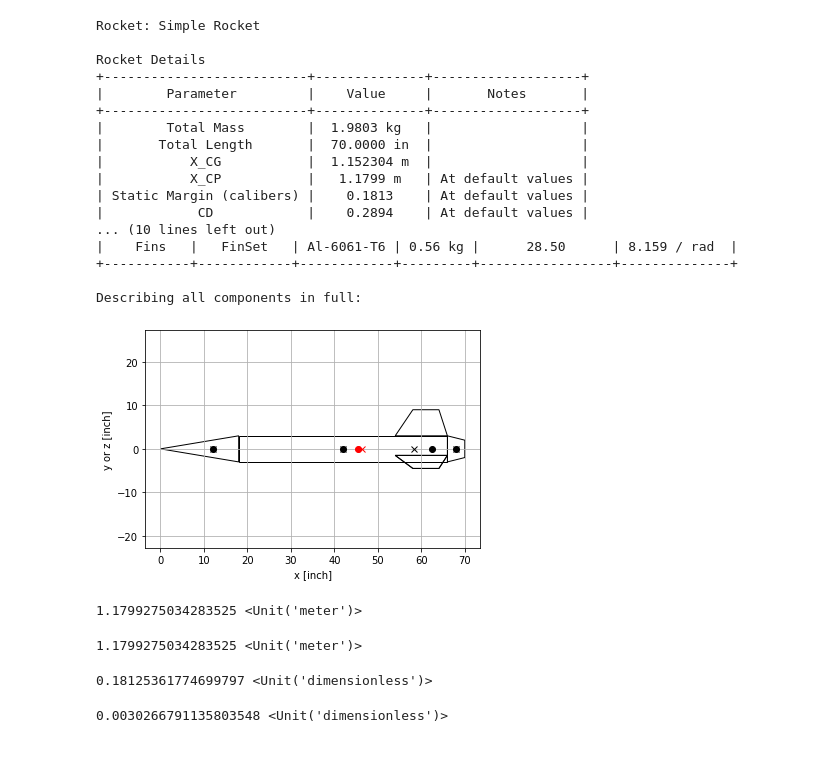
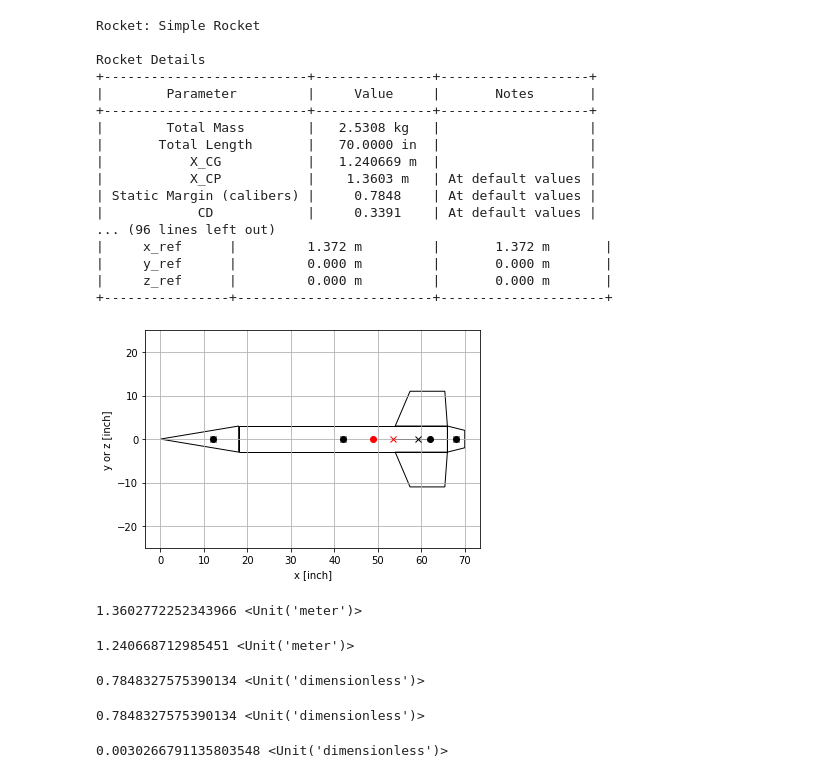
Before and after one commit to dev10110/rocketPy, a Jupyter notebook: examples/simulate_testing.ipynb, the cells around one changed output. Saved outputs shown, nothing was run; the diff lists cells and outputs as text; code cells hidden in the pictures.

```diff
--- a/examples/simulate_testing.ipynb
+++ b/examples/simulate_testing.ipynb
@@ -26,62 +26,66 @@ bt = rp.BodyTube(name = 'Body Tube', diameter=6*ureg.inch, length=48*ureg.inch,
 bt.set_position(after=nc)
 # assign to rocket
 r.set_body_tube(bt)
 
 # create a boat tail
 boat_tail = rp.Transition(name='Boat Tail', fore_dia=6*ureg.inch, aft_dia=4*ureg.inch, length=4*ureg.inch, material=rp.materials.Phenolic())
 # define its location
 boat_tail.set_position(after=bt)
 # assign to rocket
 r.set_boat_tail(boat_tail)
 
 ## create the fins
-fins = rp.FinSet(name='Fins', n=3, span=6*ureg.inch, root_chord=12*ureg.inch, tip_chord=6*ureg.inch, mid_sweep=10*ureg.degree, tube_dia=6*ureg.inch,  thickness=2*ureg.mm, material=rp.materials.Aluminium())
+fins = rp.FinSet(name='Fins', n=4, span=8*ureg.inch, root_chord=12*ureg.inch, tip_chord=8*ureg.inch, mid_sweep=10*ureg.degree, tube_dia=6*ureg.inch,  thickness=2*ureg.mm, material=rp.materials.Aluminium())
 # define its location
 fins.set_position(end_of=bt, offset=-fins.root_chord)
 #  assign to rocket
 r.set_fins(fins)
 
 # plot the entire rocket
 fig = plt.figure()
 ax = plt.gca()
 r.plot(ax, unit=ureg.inch)
 plt.draw()
 
 # describe the rocket
-r.describe(describe_components=False)
+r.describe(describe_components=True)
 
 plt.show()
 # %% [output]
 Rocket: Simple Rocket
 
 Rocket Details
-+--------------------------+--------------+-------------------+
-|        Parameter         |    Value     |       Notes       |
-+--------------------------+--------------+-------------------+
-|        Total Mass        |  1.9803 kg   |                   |
-|       Total Length       |  70.0000 in  |                   |
-|           X_CG           |  1.152304 m  |                   |
-|           X_CP           |   1.1799 m   | At default values |
-| Static Margin (calibers) |    0.1813    | At default values |
-|            CD            |    0.2894    | At default values |
-... (10 lines left out)
-|    Fins   |   FinSet   | Al-6061-T6 | 0.56 kg |      28.50      | 8.159 / rad  |
-+-----------+------------+------------+---------+-----------------+--------------+
-
-Describing all components in full:
++--------------------------+---------------+-------------------+
+|        Parameter         |     Value     |       Notes       |
++--------------------------+---------------+-------------------+
+|        Total Mass        |   2.5308 kg   |                   |
+|       Total Length       |   70.0000 in  |                   |
+|           X_CG           |   1.240669 m  |                   |
+|           X_CP           |    1.3603 m   | At default values |
+| Static Margin (calibers) |     0.7848    | At default values |
+|            CD            |     0.3391    | At default values |
+... (96 lines left out)
+|     x_ref      |         1.372 m         |       1.372 m       |
+|     y_ref      |         0.000 m         |       0.000 m       |
+|     z_ref      |         0.000 m         |       0.000 m       |
++----------------+-------------------------+---------------------+
-[figure, old version]
+[figure, new version]
 # %%
 r.xcp()
 # %% [output]
-1.1799275034283525 <Unit('meter')>
+1.3602772252343966 <Unit('meter')>
 # %%
-r.xcp()
+r.xcg()
 # %% [output]
-1.1799275034283525 <Unit('meter')>
+1.240668712985451 <Unit('meter')>
+# %%
+((r.xcp()-r.xcg())/r.diameter).to_base_units()
+# %% [output]
+0.7848327575390134 <Unit('dimensionless')>
 # %%
 r.static_margin()
 # %% [output]
-0.18125361774699797 <Unit('dimensionless')>
+0.7848327575390134 <Unit('dimensionless')>
 # %%
 r.CD_body_alpha(alpha=(3*np.pi/180)*ureg.rad)
 # %% [output]
```
Also changed, not shown: parts of 39 cells of this notebook, 2 other files.
